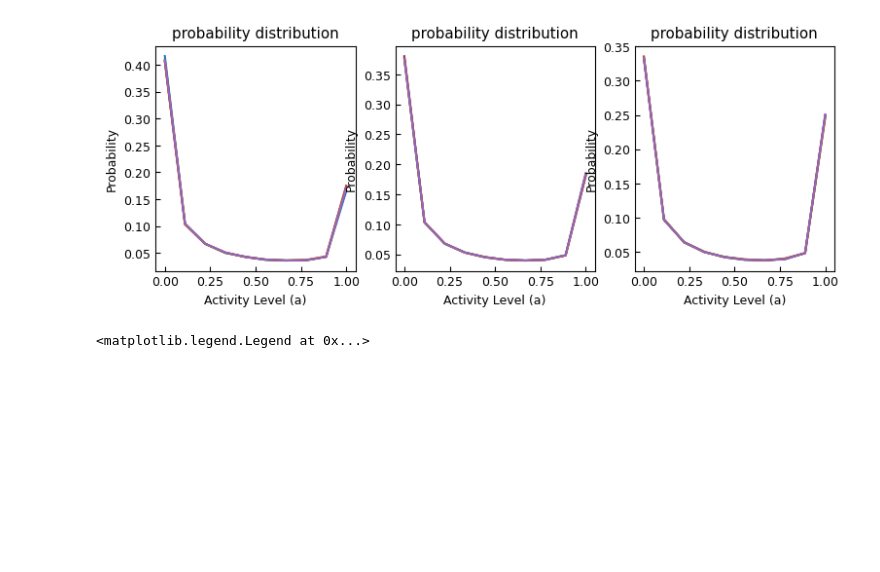
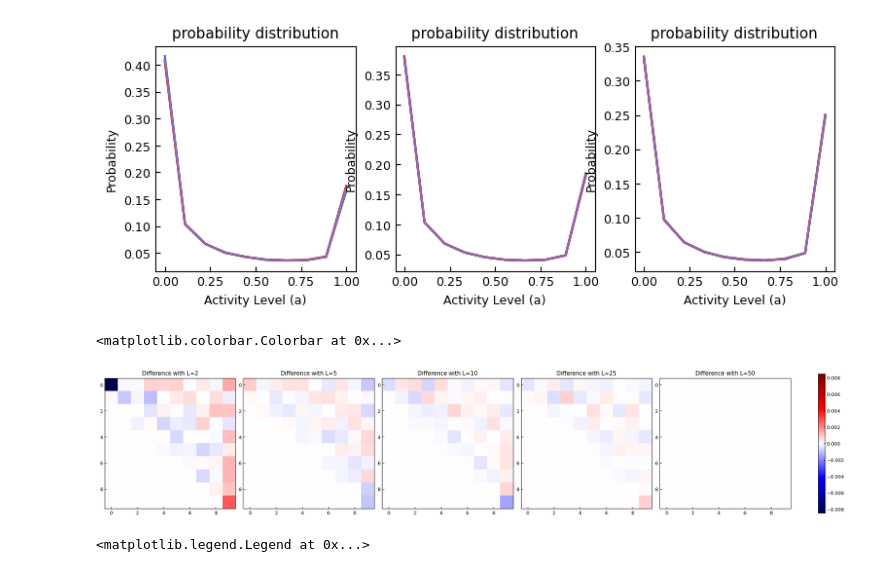
Before and after one commit to HugoLeRoy94/octopus_smelling, a Jupyter notebook: MI/activity_curves.ipynb, the cells around one changed output. Drawn from its saved outputs; the diff is of its cells as text; code cells hidden in the pictures; blank space fills up the shorter version.

```diff
--- a/MI/activity_curves.ipynb
+++ b/MI/activity_curves.ipynb
@@ -275,6 +282,32 @@ for i in range(3):
     ax[i].set_ylabel("Probability")
 # %% [output]
 [figure]
+# %%
+all_diffs = [Pa_mat[-1] - Pa_mat[l] for l in range(len(L_values))]
+max_abs_val = max(np.abs(diff).max() for diff in all_diffs)
+
+fig, ax = plt.subplots(ncols=len(L_values), figsize=(len(L_values)*4, 4), constrained_layout=True)
+
+# Handle case where there is only 1 subplot (ax is not a list)
+if len(L_values) == 1:
+    ax = [ax]
+
+for l in range(len(L_values)):
+    # 2. Use vmin and vmax to lock the scale
+    # 3. Use a diverging colormap (e.g., 'seismic', 'bwr', 'RdBu')
+    im = ax[l].imshow(all_diffs[l],
+                      vmin=-max_abs_val,
+                      vmax=max_abs_val,
+                      cmap='seismic')
+
+    ax[l].set_title(f"Difference with L={L_values[l]}")
+
+# 4. Add a single shared colorbar for the whole figure
+# We pass the image object 'im' so the colorbar knows the mapping
+fig.colorbar(im, ax=ax, orientation='vertical', fraction=0.02, pad=0.04)
+# %% [output]
+<matplotlib.colorbar.Colorbar at 0x...>
+[figure, added]
 # %%
 names = ['homo2','homo2, hetero5','homo3']
 for i in range(av_MIL.shape[1]):
```
Also changed, not shown: parts of 2 cells of this notebook, 18 other files.
